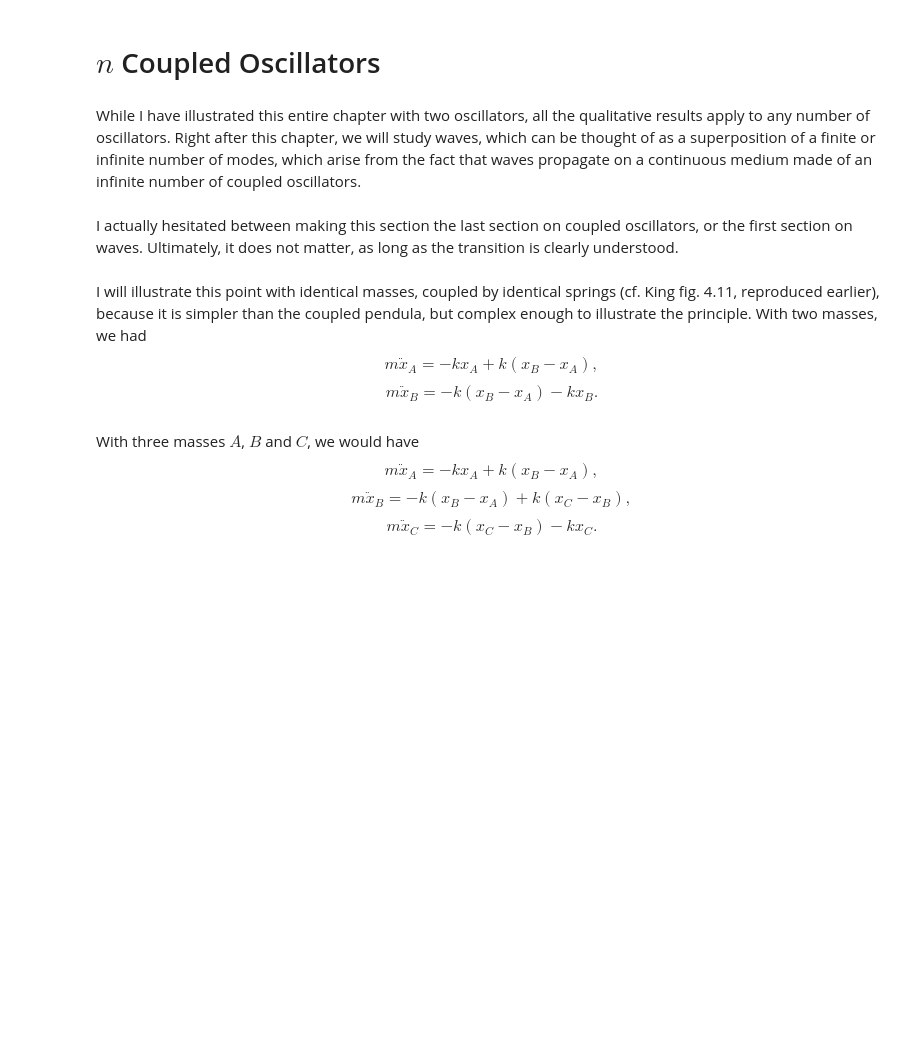
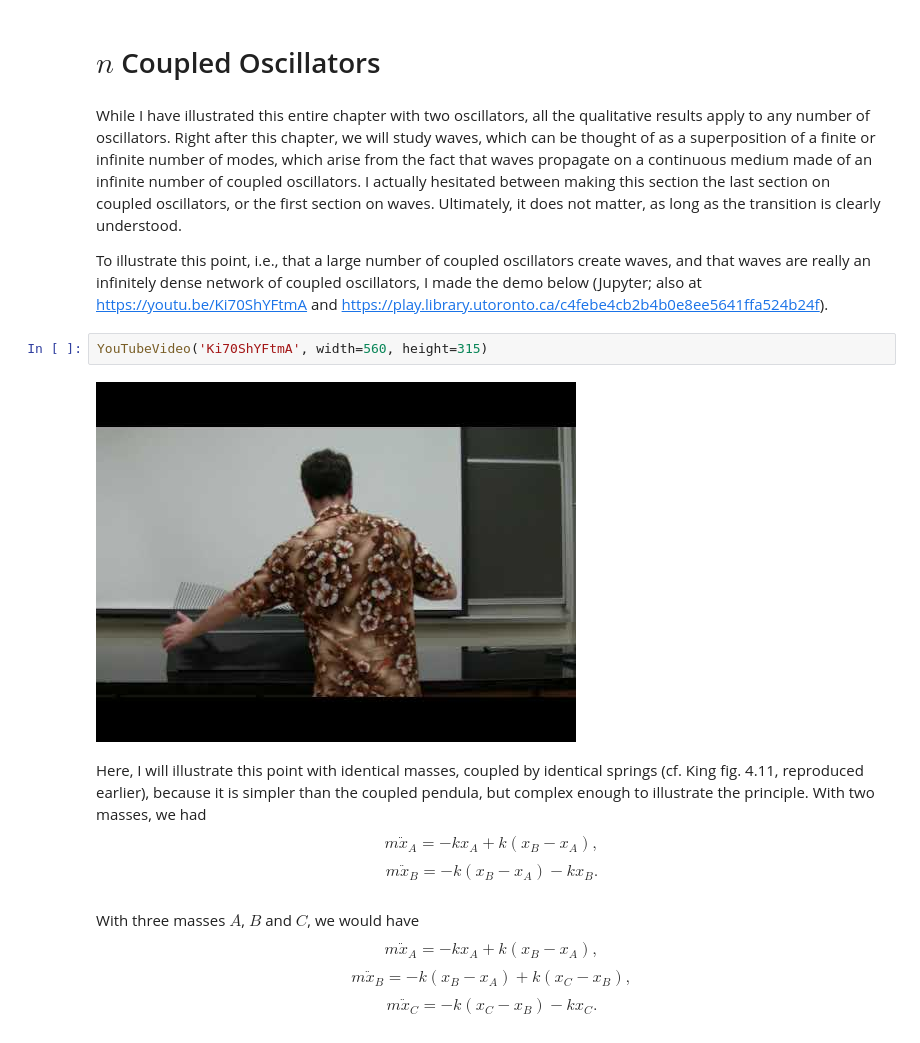
Before and after one commit to PHY293-Grisouard/Chapters-2020, a Jupyter notebook: C04 - Coupled Oscillators/C04-Coupling.ipynb, the cells around one changed output. Saved outputs shown, nothing was run; the diff lists cells and outputs as text; blank space fills up the shorter version.

```diff
--- a/C04 - Coupled Oscillators/C04-Coupling.ipynb
+++ b/C04 - Coupled Oscillators/C04-Coupling.ipynb
@@ -1173,11 +1182,16 @@ The more degrees of freedom there are, the more frequencies are emitted (cf. emi
 # %% [markdown]
 While I have illustrated this entire chapter with two oscillators, all the qualitative results apply to any number of oscillators.
 Right after this chapter, we will study waves, which can be thought of as a superposition of a finite or infinite number of modes, which arise from the fact that waves propagate on a continuous medium made of an infinite number of coupled oscillators.
+I actually hesitated between making this section the last section on coupled oscillators, or the first section on waves.
+Ultimately, it does not matter, as long as the transition is clearly understood.
+
+To illustrate this point, i.e., that a large number of coupled oscillators create waves, and that waves are really an infinitely dense network of coupled oscillators, I made the demo below (Jupyter; also at https://youtu.be/Ki70ShYFtmA  and https://play.library.utoronto.ca/c4febe4cb2b4b0e8ee5641ffa524b24f).
-# %% [markdown]
-I actually hesitated between making this section the last section on coupled oscillators, or the first section on waves.
-Ultimately, it does not matter, as long as the transition is clearly understood.
+# %%
+YouTubeVideo('Ki70ShYFtmA', width=560, height=315)
+# %% [output]
+[figure, added]
 # %% [markdown]
-I will illustrate this point with identical masses, coupled by identical springs (cf. King fig. 4.11, reproduced earlier), because it is simpler than the coupled pendula, but complex enough to illustrate the principle.
+Here, I will illustrate this point with identical masses, coupled by identical springs (cf. King fig. 4.11, reproduced earlier), because it is simpler than the coupled pendula, but complex enough to illustrate the principle.
 With two masses, we had
 $$ m \ddot x_A = -k x_A + k(x_B - x_A), $$
 $$ m \ddot x_B = -k (x_B - x_A) - kx_B. $$
```
Also changed, not shown: parts of 3 cells of this notebook.
